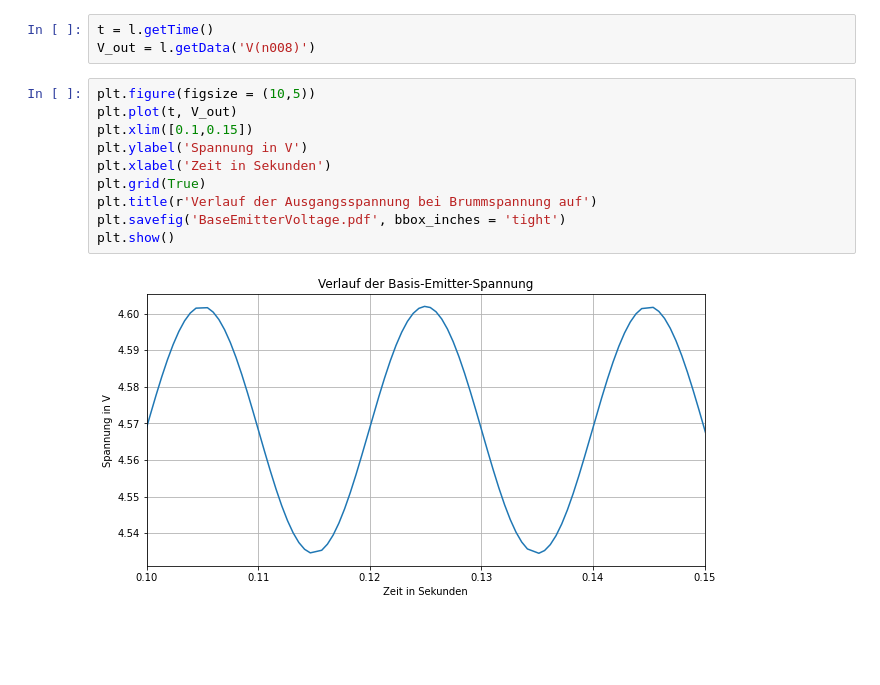
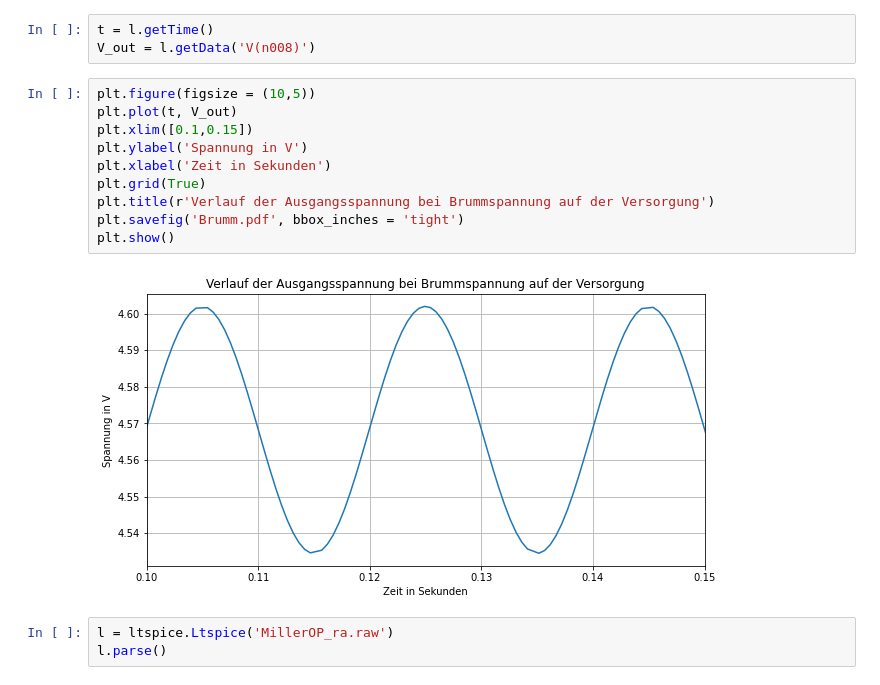
Before and after one commit to FritzMichael/HLST-Praktikum-Summer-2020, a Jupyter notebook: simulations/5_Differenzverstärker/Untitled.ipynb, the cells around one changed output. Saved outputs shown, nothing was run; the diff lists cells and outputs as text; blank space fills up the shorter version.

```diff
--- a/simulations/5_Differenzverstärker/Untitled.ipynb
+++ b/simulations/5_Differenzverstärker/Untitled.ipynb
@@ -11,12 +11,15 @@ V_out = l.getData('V(n008)')
 # %%
 plt.figure(figsize = (10,5))
 plt.plot(t, V_out)
 plt.xlim([0.1,0.15])
 plt.ylabel('Spannung in V')
 plt.xlabel('Zeit in Sekunden')
 plt.grid(True)
-plt.title(r'Verlauf der Ausgangsspannung bei Brummspannung auf')
-plt.savefig('BaseEmitterVoltage.pdf', bbox_inches = 'tight')
+plt.title(r'Verlauf der Ausgangsspannung bei Brummspannung auf der Versorgung')
+plt.savefig('Brumm.pdf', bbox_inches = 'tight')
 plt.show()
 # %% [output]
-[figure, old version]
+[figure, new version]
+# %%
+l = ltspice.Ltspice('MillerOP_ra.raw')
+l.parse()
```
Also changed, not shown: parts of 6 cells of this notebook, 6 other files.
